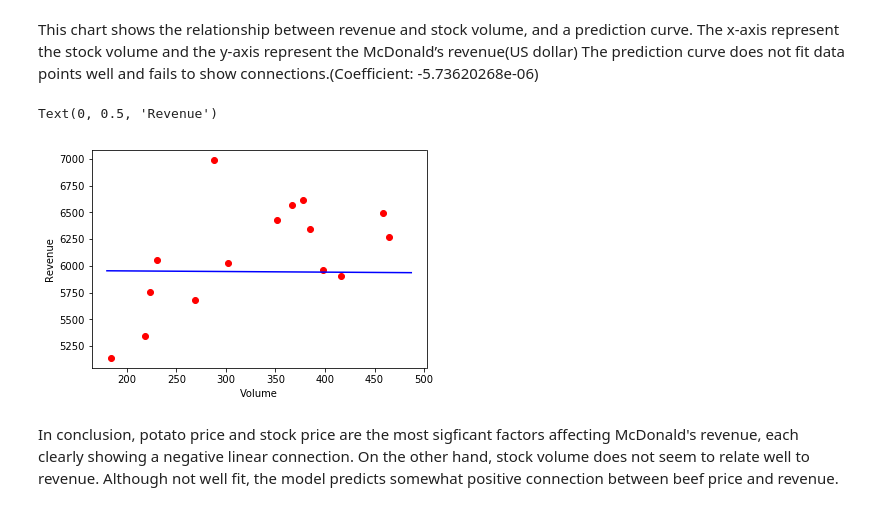
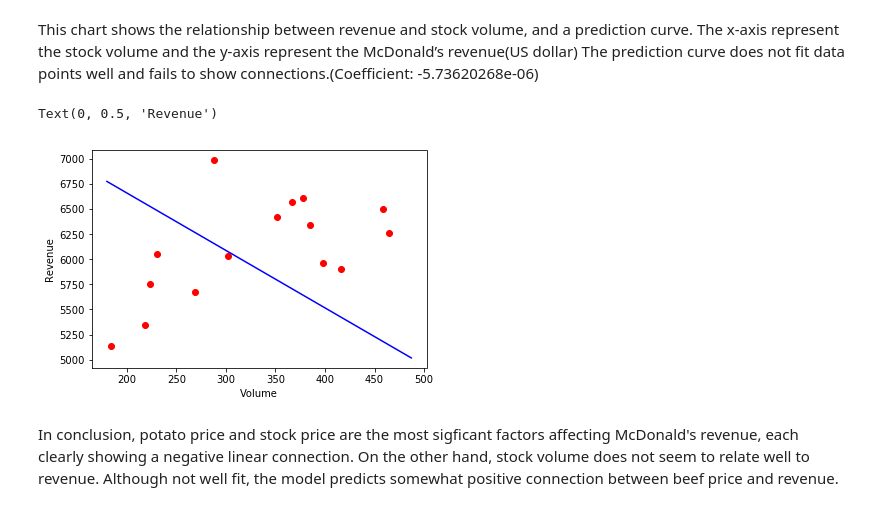
Before and after one commit to yat018/COGS108-Team-Pepperoni, a Jupyter notebook: FinalProject.ipynb, the cells around one changed output. Saved outputs shown, nothing was run; the diff lists cells and outputs as text; code cells hidden in the pictures.

```diff
--- a/FinalProject.ipynb
+++ b/FinalProject.ipynb
@@ -385,15 +406,15 @@ This chart shows the relationship between revenue and stock volume, and a predic
 # %%
 plot.scatter((result['Volume']/1000000).values ,y,color="red")
 
 rg = np.array(range(180,488))
 #yrg = 0*rg+ 5000
-yrg = -0.0573 * rg + (21470)/3.6
+yrg = -5.73 * rg + (21470)/2.75
 plot.plot(rg, yrg, color = 'blue')
 plot.xlabel('Volume')
 plot.ylabel('Revenue')
 # %% [output]
 Text(0, 0.5, 'Revenue')
-[figure, old version]
+[figure, new version]
 # %% [markdown]
 In conclusion, potato price and stock price are the most sigficant factors affecting McDonald's revenue, each clearly showing a negative linear connection. On the other hand, stock volume does not seem to relate well to revenue. Although not well fit, the model predicts somewhat positive connection between beef price and revenue.
 # %%
```
Also changed, not shown: parts of 4 cells of this notebook.
